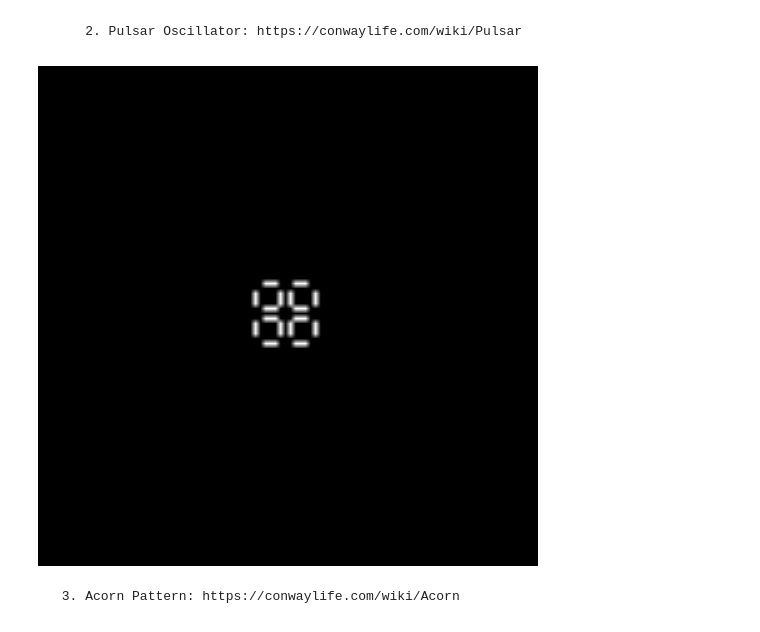
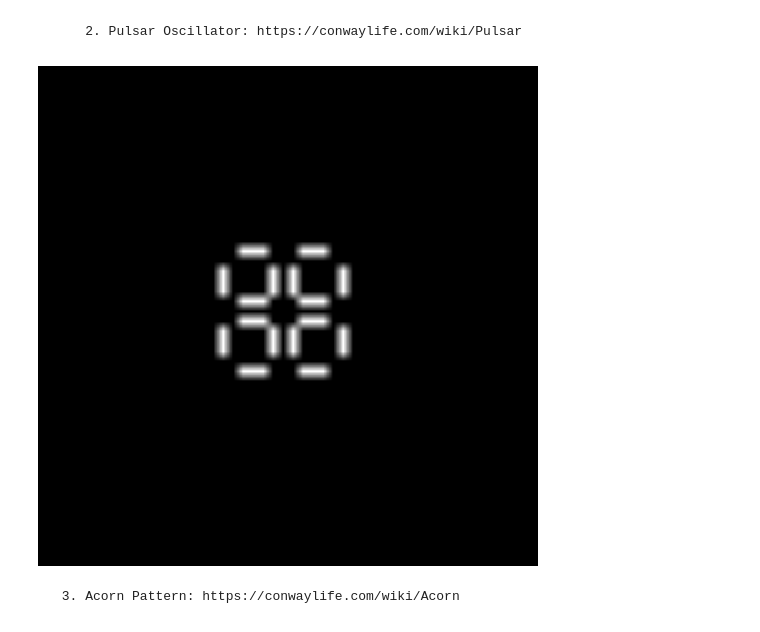
Before and after one commit to mhbagheri-99/Python_FinalProject, a Jupyter notebook: Project.ipynb, the cells around one changed output. Drawn from its saved outputs; the diff is of its cells as text; code cells hidden in the pictures.

```diff
--- a/Project.ipynb
+++ b/Project.ipynb
@@ -251,26 +248,27 @@ visualize_and_save(
 # %%
 def pulsar_oscillator():
     pulsar = np.zeros((15, 15), dtype=int)
 
     pulsar[1,3:6] = pulsar[1,9:12] = 1
     pulsar[6,3:6] = pulsar[6,9:12] = 1
     pulsar[8,3:6] = pulsar[8,9:12] = 1
     pulsar[13,3:6] = pulsar[13,9:12] = 1
 
     pulsar[3:6,1] = pulsar[9:12,1] = 1
     pulsar[3:6,6] = pulsar[9:12,6] = 1
     pulsar[3:6,8] = pulsar[9:12,8] = 1
     pulsar[3:6,13] = pulsar[9:12,13] = 1
 
     return pulsar
 
 # Example usage
 pulsar_pattern = pulsar_oscillator()
+# the (x,y) coordinates here are the center of the game space
 visualize_and_save(
-    expand_space(pulsar_pattern, 100, (100 - pulsar_pattern.shape[0]) // 2, (100 - pulsar_pattern.shape[1]) // 2),
+    expand_space(pulsar_pattern, 50, (50 - pulsar_pattern.shape[0]) // 2, (50 - pulsar_pattern.shape[1]) // 2),
     50, 'pattern_examples/pulsar_oscillator')
 # %% [output]
-[figure, old version]
+[figure, new version]
 # %% [markdown]
      3. Acorn Pattern: https://conwaylife.com/wiki/Acorn
 # %%
```
Also changed, not shown: parts of 15 cells of this notebook.
